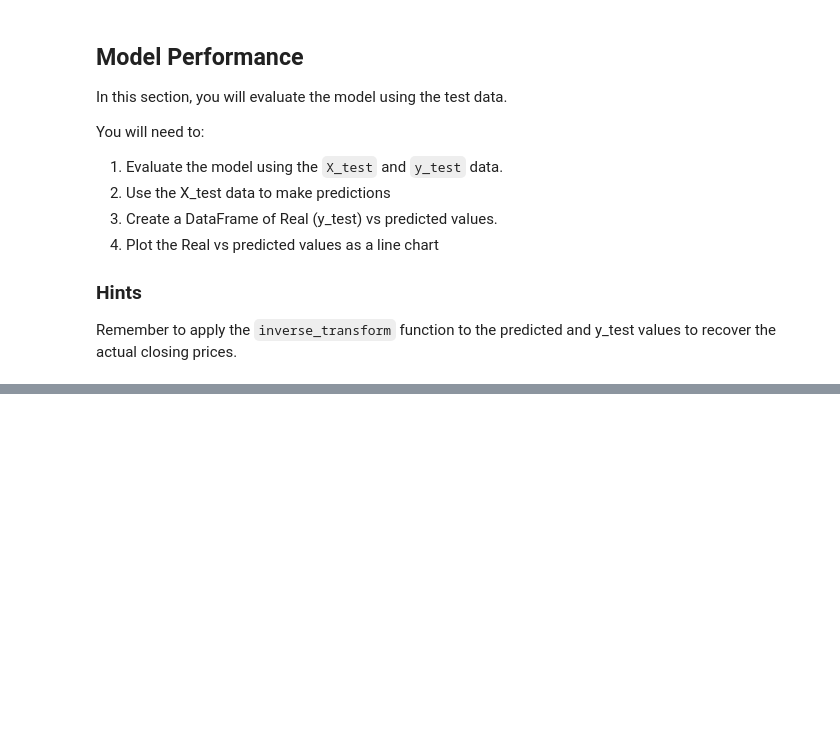
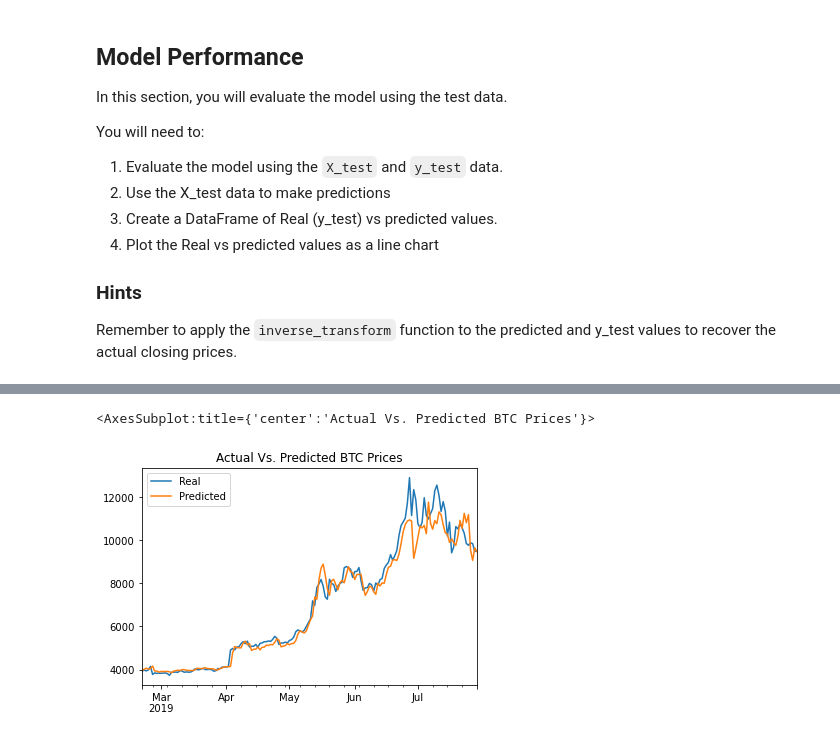
Before and after one commit to stew1922/14_Deeeeeeep_Learning, a Jupyter notebook: Starter_Code/lstm_stock_predictor_closing.ipynb, the cells around one changed output, grey strips where cells are left out. Cells and saved outputs as stored; diff of their text form; code cells hidden in the pictures; blank space fills up the shorter version.

```diff
--- a/Starter_Code/lstm_stock_predictor_closing.ipynb
+++ b/Starter_Code/lstm_stock_predictor_closing.ipynb
@@ -238,4 +294,5 @@ stocks.head()
 # %%
 # Plot the real vs predicted values as a line chart
 # YOUR CODE HERE!
+stocks.plot(title="Actual Vs. Predicted BTC Prices")
 # %% [output]
@@ -242,0 +299,2 @@ stocks.head()
+<AxesSubplot:title={'center':'Actual Vs. Predicted BTC Prices'}>
+[figure, added]
```
Also changed, not shown: parts of 13 cells of this notebook.
